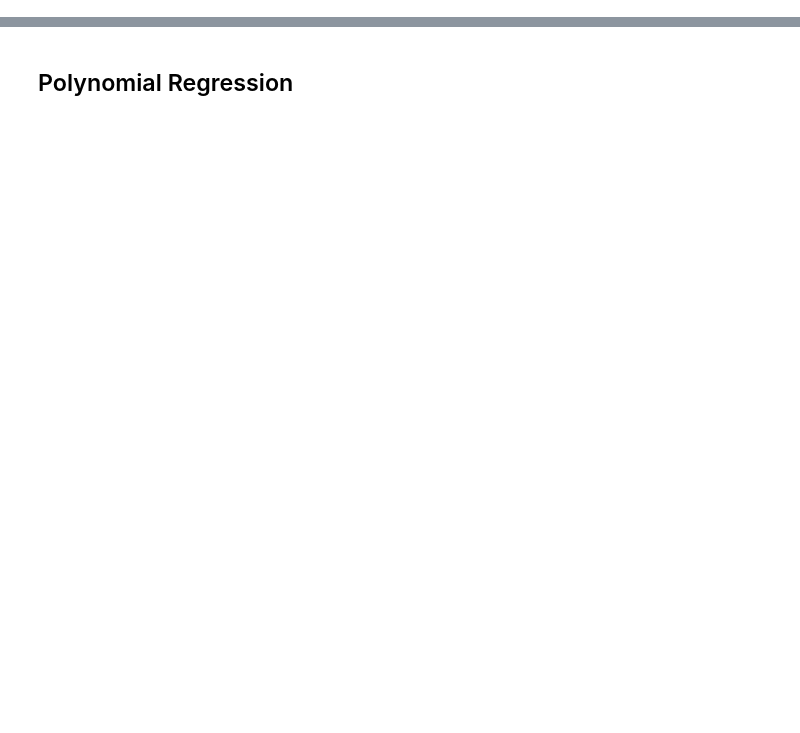
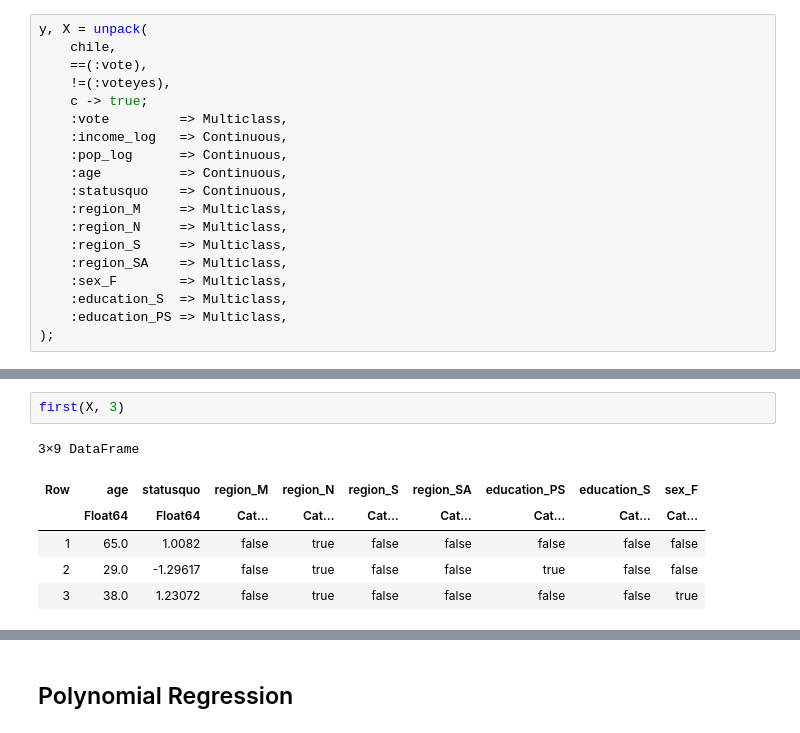
Before and after one commit to umbertomig/POLI175julia, a Jupyter notebook: lectures/jupyternb/lecture12.ipynb, the cells around one changed output, grey strips where cells are left out. Cells and saved outputs as stored; diff of their text form; blank space fills up the shorter version.

```diff
--- a/lectures/jupyternb/lecture12.ipynb
+++ b/lectures/jupyternb/lecture12.ipynb
@@ -63,0 +158,19 @@ X.head()
+# %%
+y, X = unpack(
+    chile,
+    ==(:vote),
+    !=(:voteyes),
+    c -> true;
+    :vote         => Multiclass,
+    :income_log   => Continuous,
+    :pop_log      => Continuous,
+    :age          => Continuous,
+    :statusquo    => Continuous,
+    :region_M     => Multiclass,
+    :region_N     => Multiclass,
+    :region_S     => Multiclass,
+    :region_SA    => Multiclass,
+    :sex_F        => Multiclass,
+    :education_S  => Multiclass,
+    :education_PS => Multiclass,
+);
@@ -63,0 +191,9 @@ X.head()
+# %%
+first(X, 3)
+# %% [output]
+3×9 DataFrame
+| Row | age | statusquo | region_M | region_N | region_S | region_SA | education_PS | education_S | sex_F |
+|  | Float64 | Float64 | Cat… | Cat… | Cat… | Cat… | Cat… | Cat… | Cat… |
+| 1 | 65.0 | 1.0082 | false | true | false | false | false | false | false |
+| 2 | 29.0 | -1.29617 | false | true | false | false | true | false | false |
+| 3 | 38.0 | 1.23072 | false | true | false | false | false | false | true |
```
Also changed, not shown: parts of 113 cells of this notebook.
